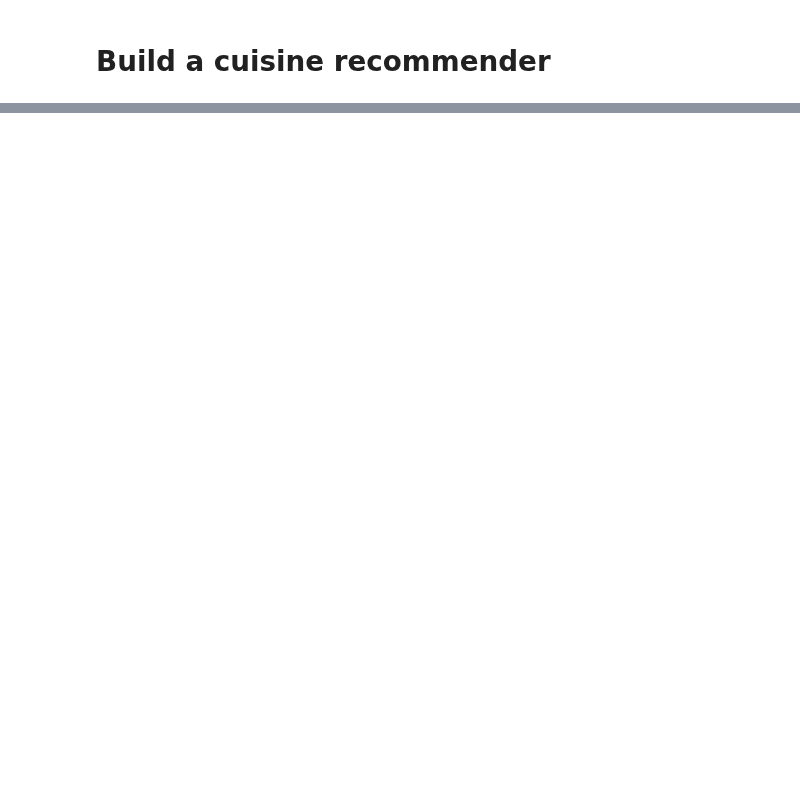
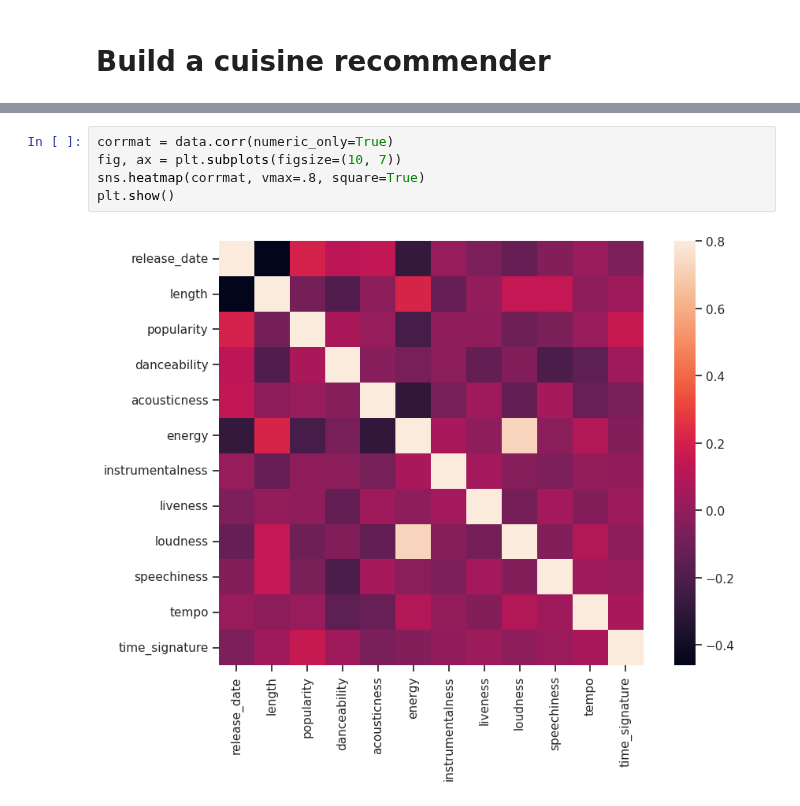
Before and after one commit to Nathi774-dev/Nathi774-dev, a Jupyter notebook: 4-Classification/4-Applied/notebook.ipynb, the cells around one changed output, grey strips where cells are left out. Drawn from its saved outputs; the diff is of its cells as text; blank space fills up the shorter version.

```diff
--- a/4-Classification/4-Applied/notebook.ipynb
+++ b/4-Classification/4-Applied/notebook.ipynb
@@ -81,0 +111,7 @@ with open('data/model.onnx', 'wb') as f:
+# %%
+corrmat = data.corr(numeric_only=True)
+fig, ax = plt.subplots(figsize=(10, 7))
+sns.heatmap(corrmat, vmax=.8, square=True)
+plt.show()
+# %% [output]
+[figure, added]
```
Also changed, not shown: parts of 30 cells of this notebook.
